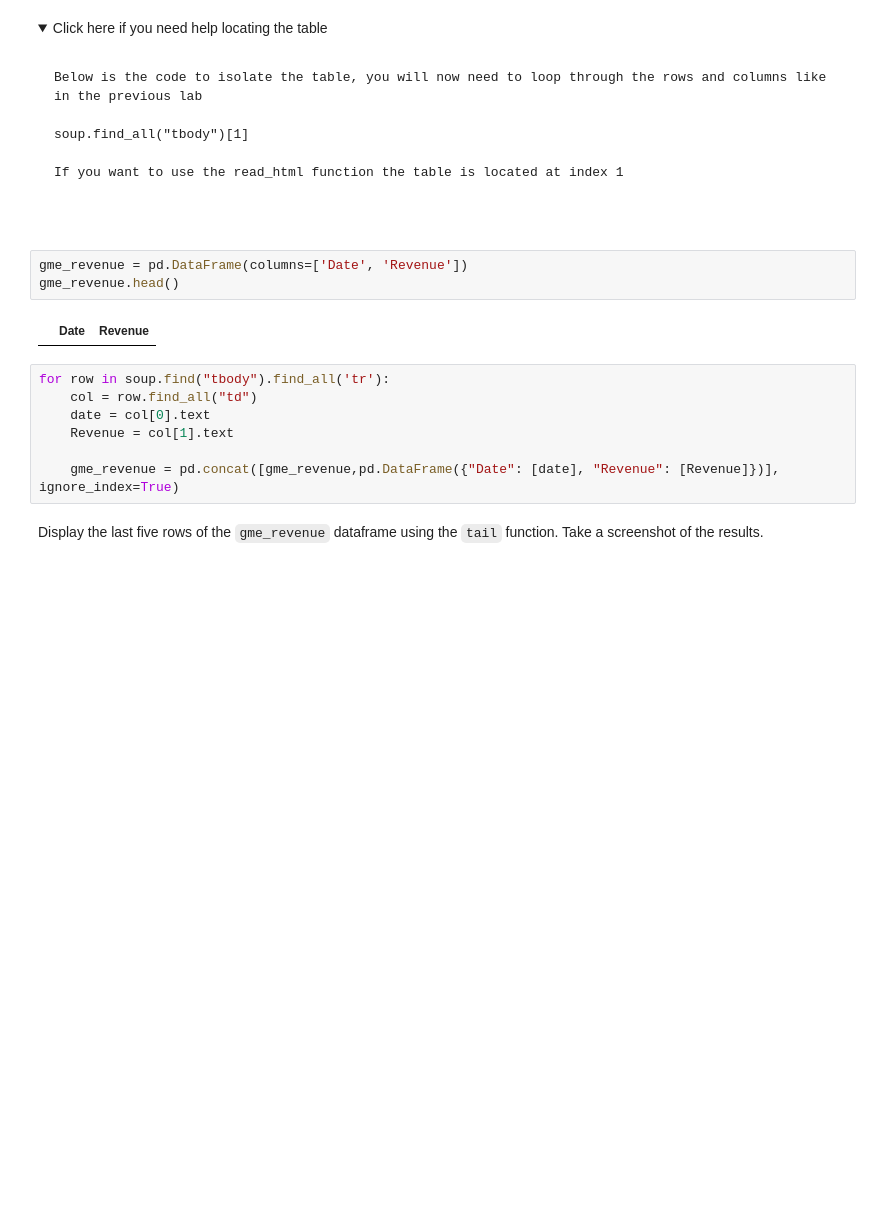
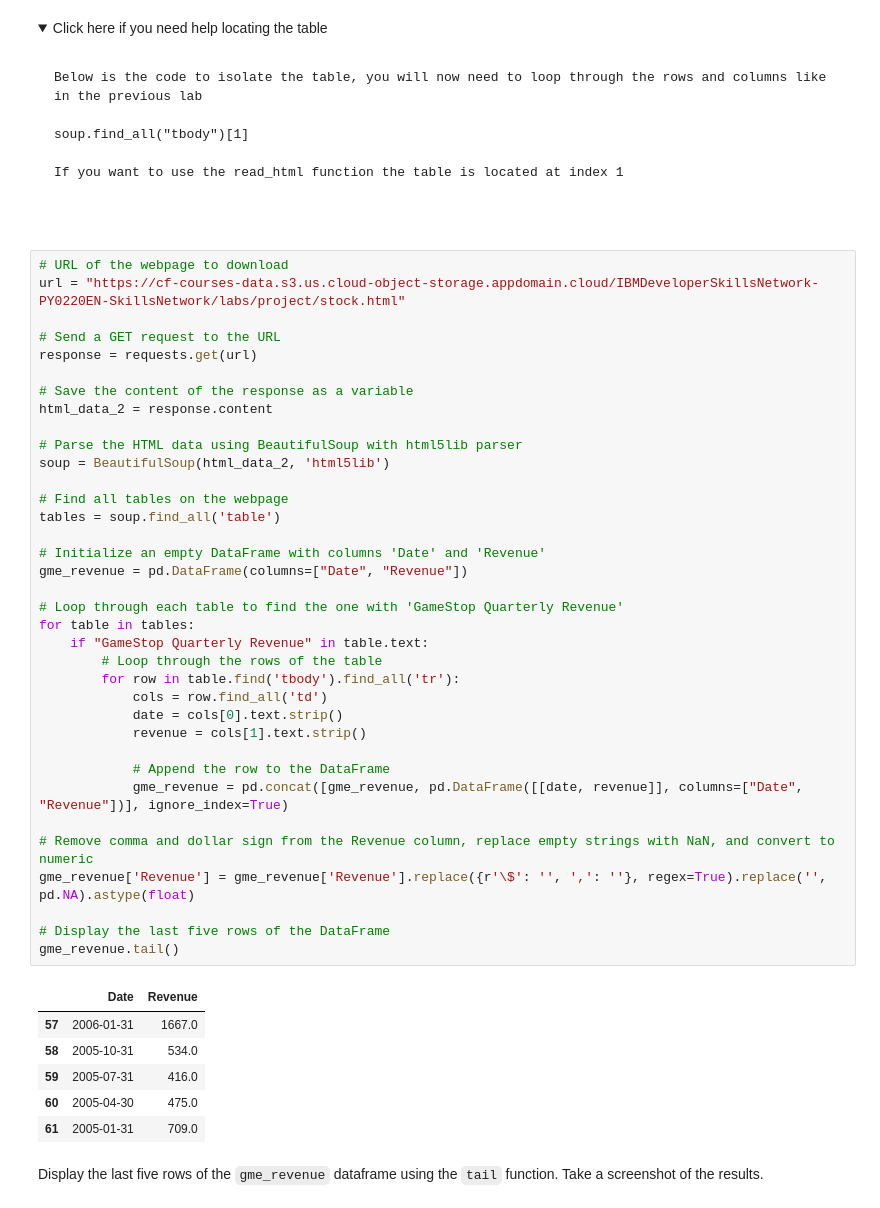
Before and after one commit to heriksuseno/FINAL-PROJECT, a Jupyter notebook: Final Assignment.ipynb, the cells around one changed output. Drawn from its saved outputs; the diff is of its cells as text; folded sections open; blank space fills up the shorter version.

````diff
--- a/Final Assignment.ipynb
+++ b/Final Assignment.ipynb
@@ -264,17 +275,48 @@ If you want to use the read_html function the table is located at index 1
 ```
 
 </details>
-# %%
-gme_revenue = pd.DataFrame(columns=['Date', 'Revenue'])
-gme_revenue.head()
-# %% [output]
-|  | Date | Revenue |
-# %%
-for row in soup.find("tbody").find_all('tr'):
-    col = row.find_all("td")
-    date = col[0].text
-    Revenue = col[1].text
-
-    gme_revenue = pd.concat([gme_revenue,pd.DataFrame({"Date": [date], "Revenue": [Revenue]})], ignore_index=True)
+# %%
+# URL of the webpage to download
+url = "https://cf-courses-data.s3.us.cloud-object-storage.appdomain.cloud/IBMDeveloperSkillsNetwork-PY0220EN-SkillsNetwork/labs/project/stock.html"
+
+# Send a GET request to the URL
+response = requests.get(url)
+
+# Save the content of the response as a variable
+html_data_2 = response.content
+
+# Parse the HTML data using BeautifulSoup with html5lib parser
+soup = BeautifulSoup(html_data_2, 'html5lib')
+
+# Find all tables on the webpage
+tables = soup.find_all('table')
+
+# Initialize an empty DataFrame with columns 'Date' and 'Revenue'
+gme_revenue = pd.DataFrame(columns=["Date", "Revenue"])
+
+# Loop through each table to find the one with 'GameStop Quarterly Revenue'
+for table in tables:
+    if "GameStop Quarterly Revenue" in table.text:
+        # Loop through the rows of the table
+        for row in table.find('tbody').find_all('tr'):
+            cols = row.find_all('td')
+            date = cols[0].text.strip()
+            revenue = cols[1].text.strip()
+
+            # Append the row to the DataFrame
+            gme_revenue = pd.concat([gme_revenue, pd.DataFrame([[date, revenue]], columns=["Date", "Revenue"])], ignore_index=True)
+
+# Remove comma and dollar sign from the Revenue column, replace empty strings with NaN, and convert to numeric
+gme_revenue['Revenue'] = gme_revenue['Revenue'].replace({r'\$': '', ',': ''}, regex=True).replace('', pd.NA).astype(float)
+
+# Display the last five rows of the DataFrame
+gme_revenue.tail()
+# %% [output]
+|  | Date | Revenue |
+| 57 | 2006-01-31 | 1667.0 |
+| 58 | 2005-10-31 | 534.0 |
+| 59 | 2005-07-31 | 416.0 |
+| 60 | 2005-04-30 | 475.0 |
+| 61 | 2005-01-31 | 709.0 |
 # %% [markdown]
 Display the last five rows of the `gme_revenue` dataframe using the `tail` function. Take a screenshot of the results.
````
Also changed, not shown: parts of 13 cells of this notebook, 10 other files.
